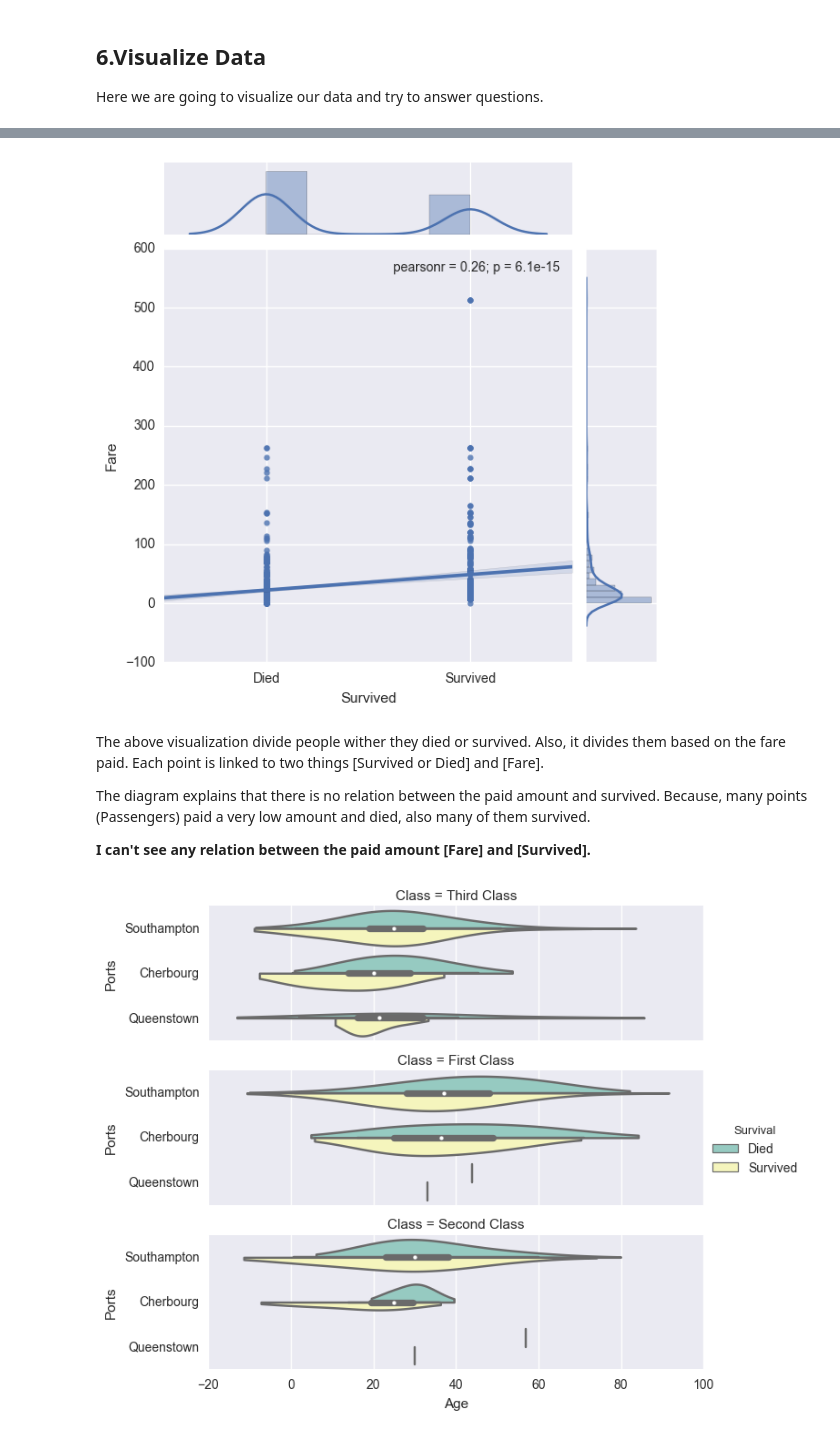
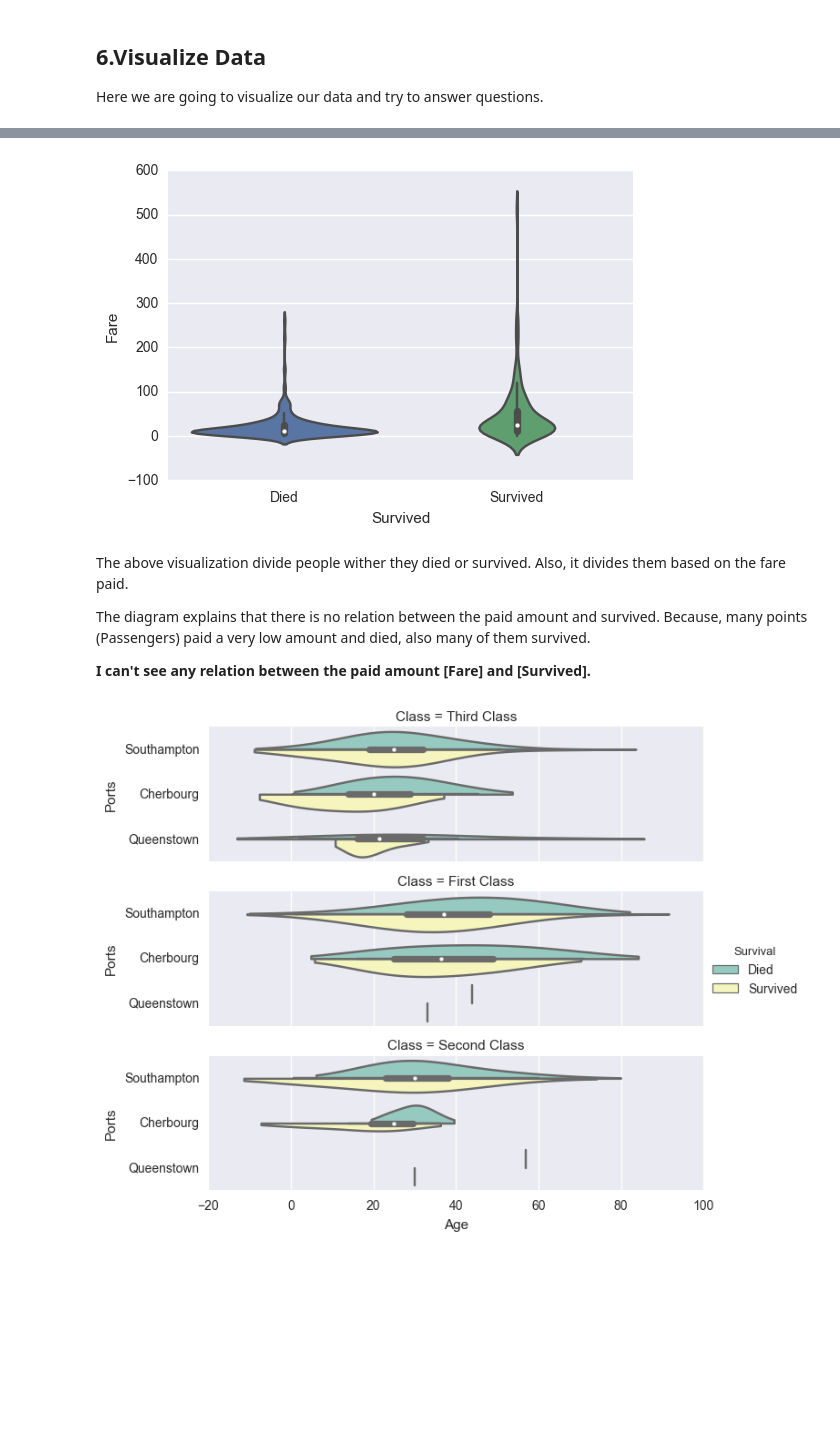
Before and after one commit to hamoha31/udacity-data-analyst-nanodegree, a Jupyter notebook: p2/project/Project.ipynb, the cells around one changed output, grey strips where cells are left out. Drawn from its saved outputs; the diff is of its cells as text; code cells hidden in the pictures; blank space fills up the shorter version.

```diff
--- a/p2/project/Project.ipynb
+++ b/p2/project/Project.ipynb
@@ -243,6 +235,6 @@ The total of lost passengers who has Parch + SibSp equals maximum (10) is 7
 Here we are going to visualize our data and try to answer questions.
 # %%
 # Trying to find a relation between Survived and Fare
-sns.jointplot(x="Survived", y="Fare", data=titanic_df, kind="reg")
+sns.violinplot(x="Survived", y="Fare", data=titanic_df)
 plt.xticks([0,1], ['Died', 'Survived'])
 # %% [output]
@@ -250,7 +243,8 @@ plt.xticks([0,1], ['Died', 'Survived'])
  <a list of 2 Text xticklabel objects>)
-[figure, old version]
+[figure, new version]
 # %% [markdown]
-The above visualization divide people wither they died or survived. Also, it divides them based on the fare paid. Each point is linked to two things [Survived or Died] and [Fare].
+The above visualization divide people wither they died or survived. Also, it divides them based on the fare paid.
+
 
 The diagram explains that there is no relation between the paid amount and survived. Because, many points (Passengers) paid a very low amount and died, also many of them survived.
 
```
Also changed, not shown: parts of 6 cells of this notebook, 1 other file.
